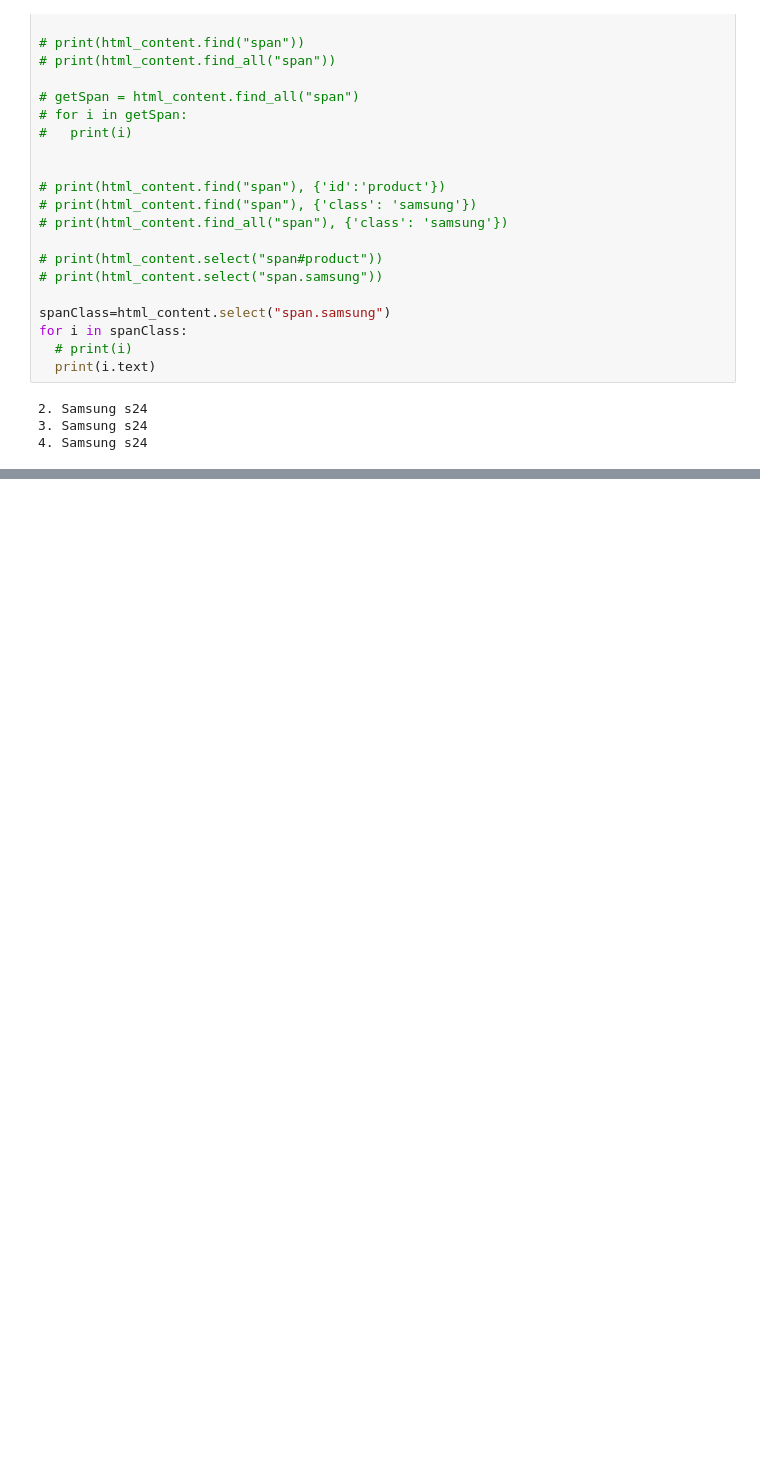
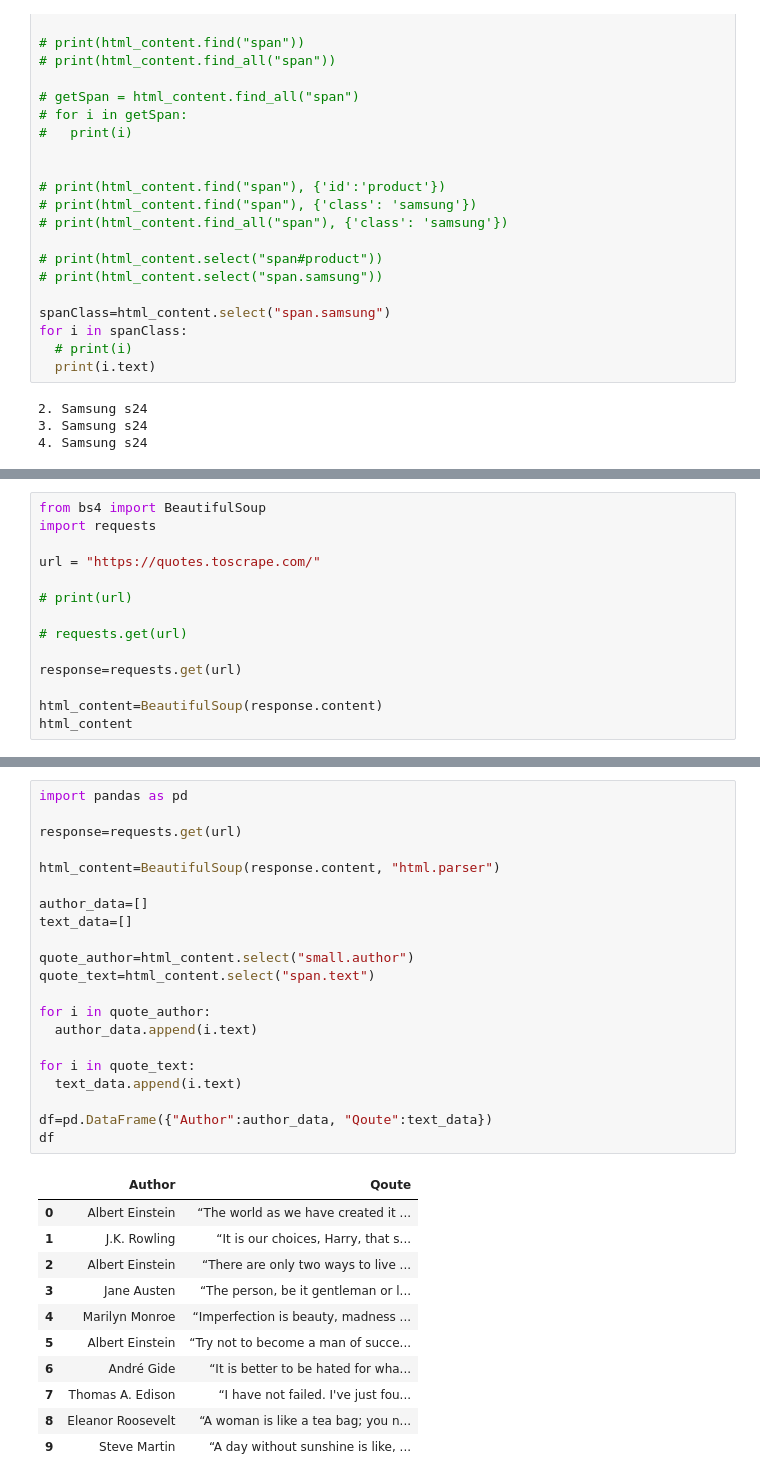
Before and after one commit to Prince142001/web-scrapping-using-beautifulsoup-and-requests, a Jupyter notebook: beautifulsoup.ipynb, the cells around one changed output, grey strips where cells are left out. Saved outputs shown, nothing was run; the diff lists cells and outputs as text; blank space fills up the shorter version.

```diff
--- a/beautifulsoup.ipynb
+++ b/beautifulsoup.ipynb
@@ -128,0 +137,14 @@ for i in spanClass:
+# %%
+from bs4 import BeautifulSoup
+import requests
+
+url = "https://quotes.toscrape.com/"
+
+# print(url)
+
+# requests.get(url)
+
+response=requests.get(url)
+
+html_content=BeautifulSoup(response.content)
+html_content
@@ -128,0 +185,33 @@ for i in spanClass:
+# %%
+import pandas as pd
+
+response=requests.get(url)
+
+html_content=BeautifulSoup(response.content, "html.parser")
+
+author_data=[]
+text_data=[]
+
+quote_author=html_content.select("small.author")
+quote_text=html_content.select("span.text")
+
+for i in quote_author:
+  author_data.append(i.text)
+
+for i in quote_text:
+  text_data.append(i.text)
+
+df=pd.DataFrame({"Author":author_data, "Qoute":text_data})
+df
+# %% [output]
+|  | Author | Qoute |
+| 0 | Albert Einstein | “The world as we have created it ... |
+| 1 | J.K. Rowling | “It is our choices, Harry, that s... |
+| 2 | Albert Einstein | “There are only two ways to live ... |
+| 3 | Jane Austen | “The person, be it gentleman or l... |
+| 4 | Marilyn Monroe | “Imperfection is beauty, madness ... |
+| 5 | Albert Einstein | “Try not to become a man of succe... |
+| 6 | André Gide | “It is better to be hated for wha... |
+| 7 | Thomas A. Edison | “I have not failed. I've just fou... |
+| 8 | Eleanor Roosevelt | “A woman is like a tea bag; you n... |
+| 9 | Steve Martin | “A day without sunshine is like, ... |
```
Also changed, not shown: parts of 3 cells of this notebook.
